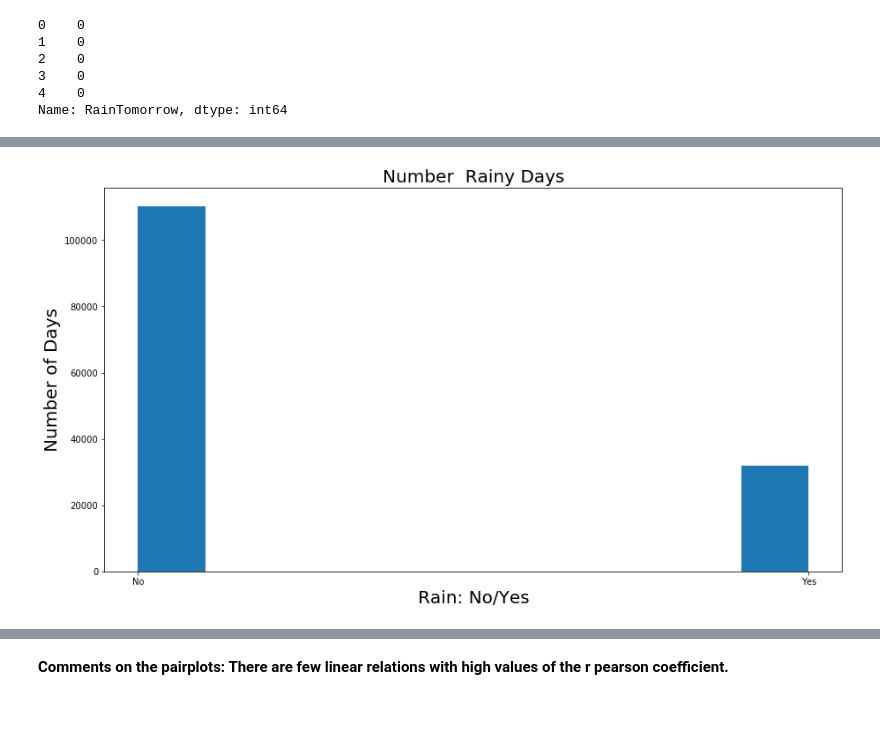
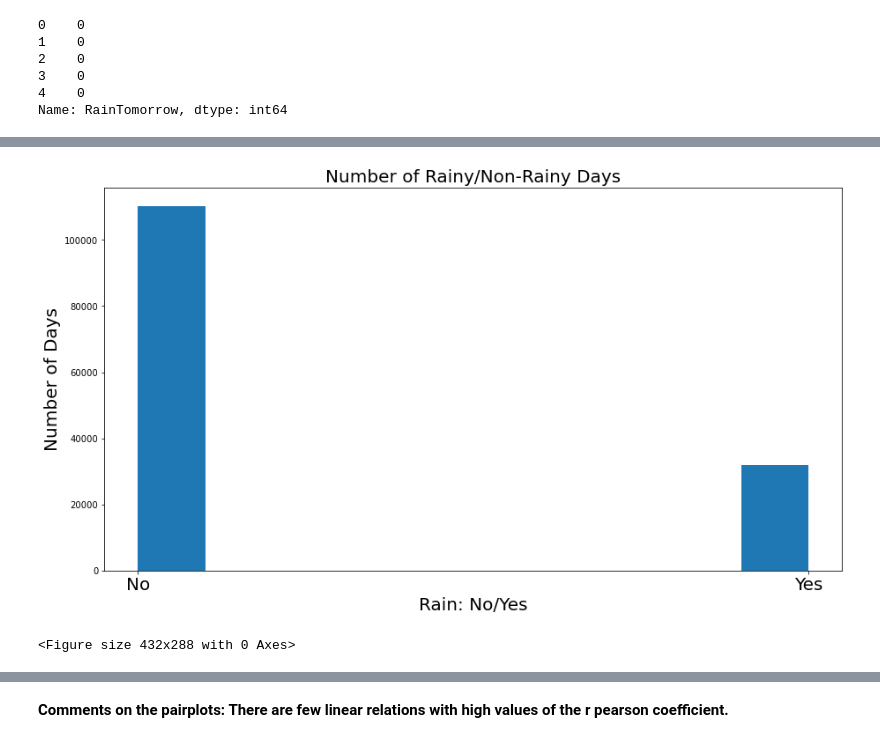
Before and after one commit to ekostrov/PredictRainKaggle, a Jupyter notebook: JupyterNotebooks/Jupyter.ipynb, the cells around one changed output, grey strips where cells are left out. Drawn from its saved outputs; the diff is of its cells as text; code cells hidden in the pictures; blank space fills up the shorter version.

```diff
--- a/JupyterNotebooks/Jupyter.ipynb
+++ b/JupyterNotebooks/Jupyter.ipynb
@@ -131,12 +186,15 @@ fontsize = 20;
 # %%
 plt.figure(figsize=(15, 8));
 ax = plt.axes
-plt.title("Number  Rainy Days",fontsize=fontsize);
+plt.title("Number of Rainy/Non-Rainy Days",fontsize=fontsize);
 plt.hist(df.RainTomorrow.dropna(axis=0))
 plt.xlabel("Rain: No/Yes",fontsize=fontsize)
 plt.ylabel("Number of Days", fontsize=fontsize)
+plt.xticks(fontsize=fontsize)
 plt.show()
+plt.savefig("../images/rainydays.png")
 # %% [output]
-[figure, old version]
+[figure, new version]
+<Figure size 432x288 with 0 Axes>
 # %%
 create_month(new_df)
```
Also changed, not shown: parts of 59 cells of this notebook, 7 other files.
